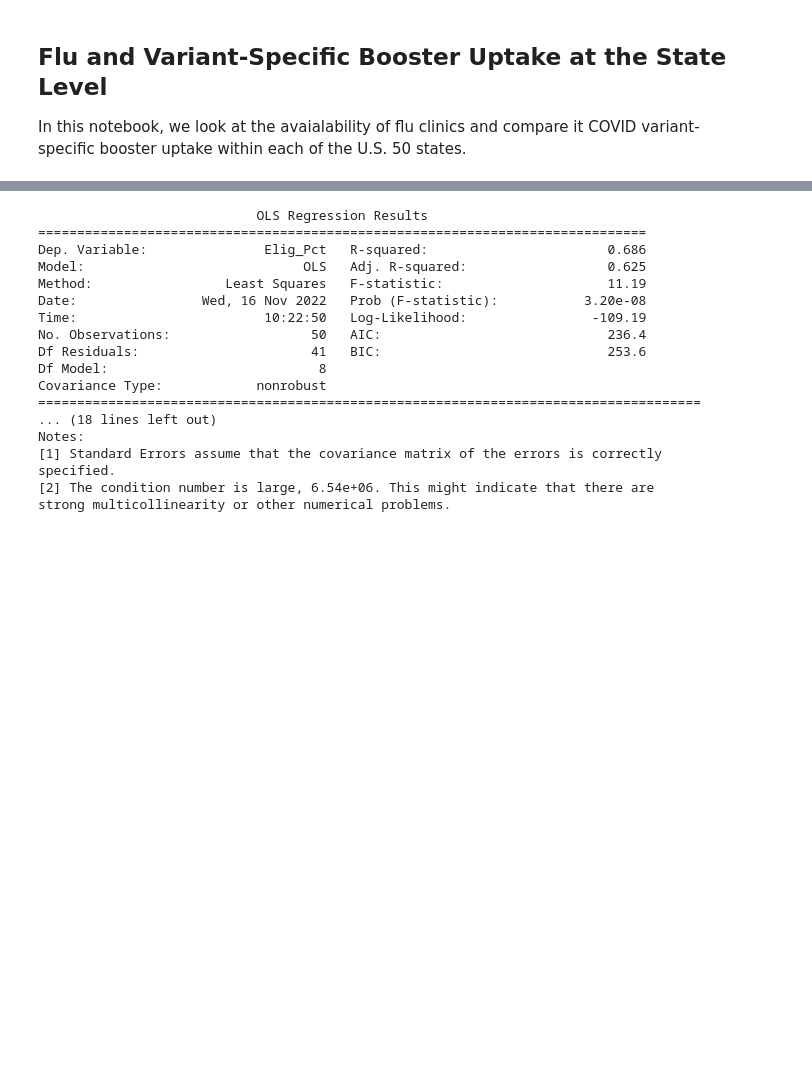
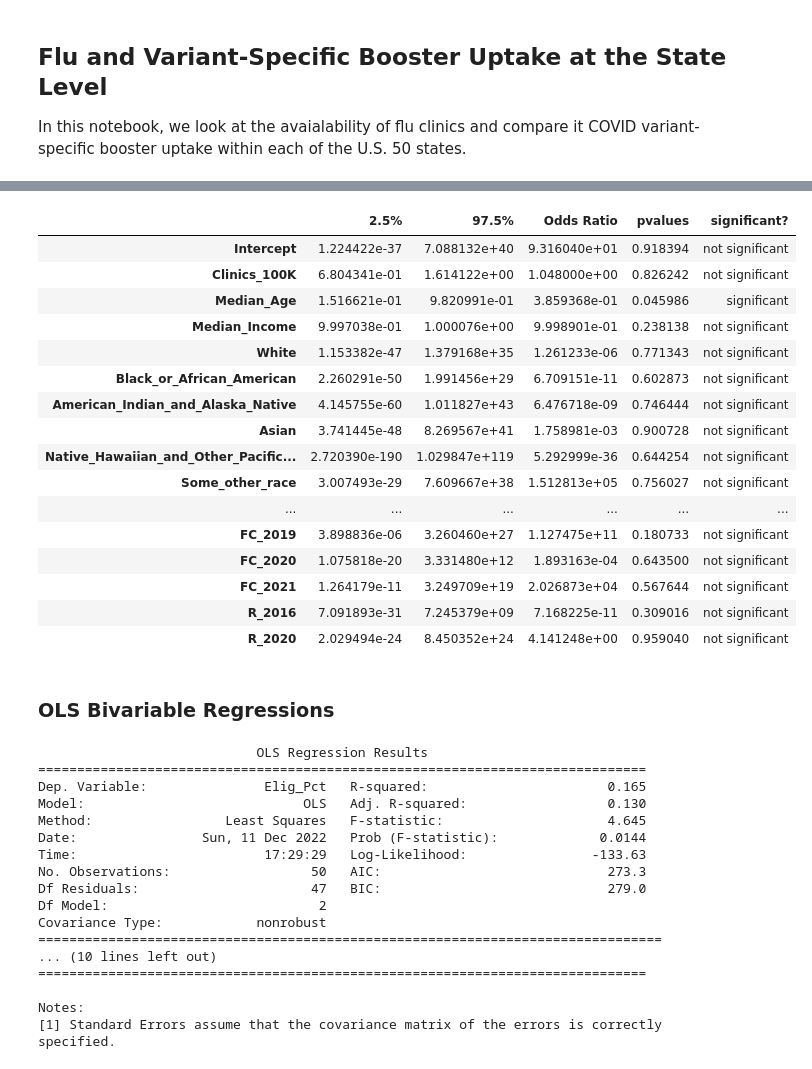
Before and after one commit to youribenadjaoud/mph-thesis, a Jupyter notebook: src/notebooks/state_level.ipynb, the cells around one changed output, grey strips where cells are left out. Drawn from its saved outputs; the diff is of its cells as text; code cells hidden in the pictures; blank space fills up the shorter version.

```diff
--- a/src/notebooks/state_level.ipynb
+++ b/src/notebooks/state_level.ipynb
@@ -128,0 +400,31 @@ df_final.head()
+# %%
+params = result_all.params
+conf = result_all.conf_int()
+conf["Odresult_alls Ratio"] = params
+conf.columns = ["2.5%", "97.5%", "Odds Ratio"]
+
+ols = pd.DataFrame(np.exp(conf))
+
+ols["pvalues"] = result_all.pvalues
+ols["significant?"] = [
+    "significant" if pval <= 0.05 else "not significant" for pval in result_all.pvalues
+]
+ols
+# %% [output]
+|  | 2.5% | 97.5% | Odds Ratio | pvalues | significant? |
+| Intercept | 1.224422e-37 | 7.088132e+40 | 9.316040e+01 | 0.918394 | not significant |
+| Clinics_100K | 6.804341e-01 | 1.614122e+00 | 1.048000e+00 | 0.826242 | not significant |
+| Median_Age | 1.516621e-01 | 9.820991e-01 | 3.859368e-01 | 0.045986 | significant |
+| Median_Income | 9.997038e-01 | 1.000076e+00 | 9.998901e-01 | 0.238138 | not significant |
+| White | 1.153382e-47 | 1.379168e+35 | 1.261233e-06 | 0.771343 | not significant |
+| Black_or_African_American | 2.260291e-50 | 1.991456e+29 | 6.709151e-11 | 0.602873 | not significant |
+| American_Indian_and_Alaska_Native | 4.145755e-60 | 1.011827e+43 | 6.476718e-09 | 0.746444 | not significant |
+| Asian | 3.741445e-48 | 8.269567e+41 | 1.758981e-03 | 0.900728 | not significant |
+| Native_Hawaiian_and_Other_Pacific... | 2.720390e-190 | 1.029847e+119 | 5.292999e-36 | 0.644254 | not significant |
+| Some_other_race | 3.007493e-29 | 7.609667e+38 | 1.512813e+05 | 0.756027 | not significant |
+| ... | ... | ... | ... | ... | ... |
+| FC_2019 | 3.898836e-06 | 3.260460e+27 | 1.127475e+11 | 0.180733 | not significant |
+| FC_2020 | 1.075818e-20 | 3.331480e+12 | 1.893163e-04 | 0.643500 | not significant |
+| FC_2021 | 1.264179e-11 | 3.249709e+19 | 2.026873e+04 | 0.567644 | not significant |
+| R_2016 | 7.091893e-31 | 7.245379e+09 | 7.168225e-11 | 0.309016 | not significant |
+| R_2020 | 2.029494e-24 | 8.450352e+24 | 4.141248e+00 | 0.959040 | not significant |
@@ -129,27 +433,29 @@ df_final.head()
+# %% [markdown]
+### OLS Bivariable Regressions
 # %%
-import statsmodels.formula.api as sm
+## Median Age bivariable analysis
 
-result = sm.ols(
-    formula="Elig_Pct ~ Clinics_100K + Median_Income + Median_Age + Married_Household	+ Flu_Coverage + R_2016	+ R_2020 + White",
-    data=df_final,
+result_age = sm.ols(
+    formula="Elig_Pct ~ Clinics_100K + Median_Age",
+    data=state_vax,
 ).fit()
 
-print(result.summary())
+print(result_age.summary())
 # %% [output]
                             OLS Regression Results
 ==============================================================================
-Dep. Variable:               Elig_Pct   R-squared:                       0.686
-Model:                            OLS   Adj. R-squared:                  0.625
-Method:                 Least Squares   F-statistic:                     11.19
-Date:                Wed, 16 Nov 2022   Prob (F-statistic):           3.20e-08
-Time:                        10:22:50   Log-Likelihood:                -109.19
-No. Observations:                  50   AIC:                             236.4
-Df Residuals:                      41   BIC:                             253.6
-Df Model:                           8
+Dep. Variable:               Elig_Pct   R-squared:                       0.165
+Model:                            OLS   Adj. R-squared:                  0.130
+Method:                 Least Squares   F-statistic:                     4.645
+Date:                Sun, 11 Dec 2022   Prob (F-statistic):             0.0144
+Time:                        17:29:29   Log-Likelihood:                -133.63
+No. Observations:                  50   AIC:                             273.3
+Df Residuals:                      47   BIC:                             279.0
+Df Model:                           2
 Covariance Type:            nonrobust
-=====================================================================================
-... (18 lines left out)
+================================================================================
+... (10 lines left out)
+==============================================================================
+
 Notes:
 [1] Standard Errors assume that the covariance matrix of the errors is correctly specified.
-[2] The condition number is large, 6.54e+06. This might indicate that there are
-strong multicollinearity or other numerical problems.
```
Also changed, not shown: parts of 33 cells of this notebook, 13 other files.
